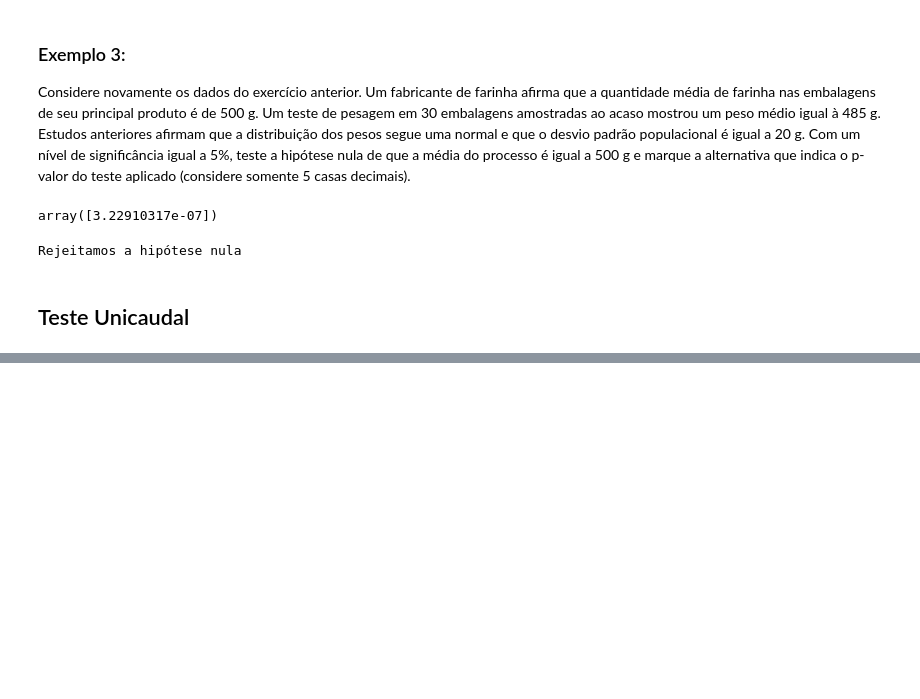
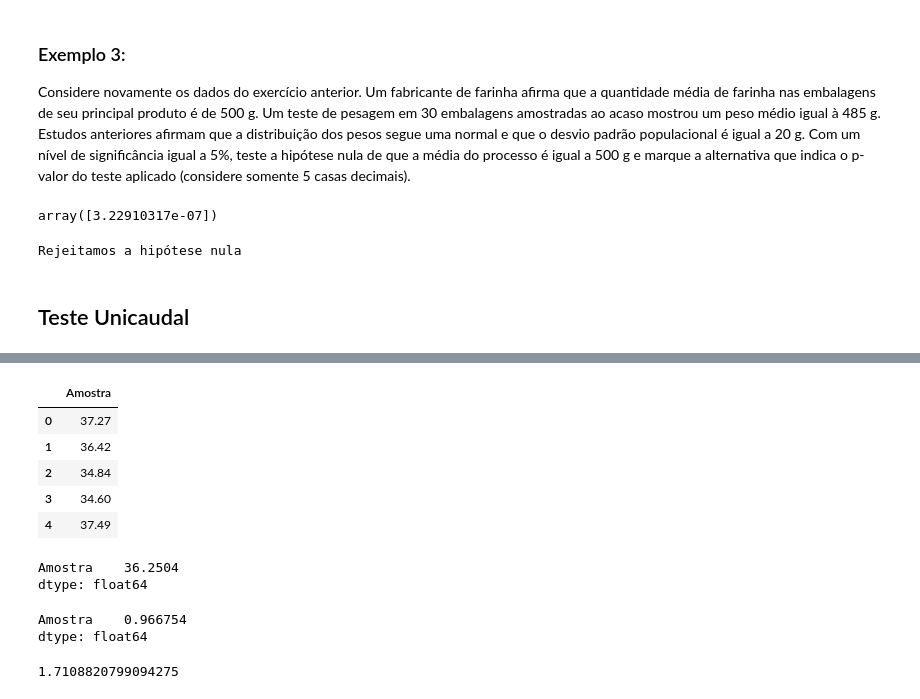
Before and after one commit to eduardamota/math-statistics-algebra, a Jupyter notebook: teste-hipoteses/teste-hipotese.ipynb, the cells around one changed output, grey strips where cells are left out. Cells and saved outputs as stored; diff of their text form; code cells hidden in the pictures; blank space fills up the shorter version.

```diff
--- a/teste-hipoteses/teste-hipotese.ipynb
+++ b/teste-hipoteses/teste-hipotese.ipynb
@@ -326,0 +327,28 @@ As células da tabela acima são valores de $t$ para uma área ou probabilidade
+# %%
+amostra = [37.27, 36.42, 34.84, 34.60, 37.49,
+           36.53, 35.49, 36.90, 34.52, 37.30,
+           34.99, 36.55, 36.29, 36.06, 37.42,
+           34.47, 36.70, 35.86, 36.80, 36.92,
+           37.04, 36.39, 37.32, 36.64, 35.45]
+# %%
+amostra = pd.DataFrame(amostra, columns=['Amostra'])
+amostra.head()
+# %% [output]
+|  | Amostra |
+| 0 | 37.27 |
+| 1 | 36.42 |
+| 2 | 34.84 |
+| 3 | 34.60 |
+| 4 | 37.49 |
+# %%
+media_amostra = amostra.mean()
+media_amostra
+# %% [output]
+Amostra    36.2504
+dtype: float64
+# %%
+dp = amostra.std()
+dp
+# %% [output]
+Amostra    0.966754
+dtype: float64
@@ -326,0 +361,5 @@ As células da tabela acima são valores de $t$ para uma área ou probabilidade
+# %%
+t_alpha = t_student.ppf(confianca,graus_de_liberdade)
+t_alpha
+# %% [output]
+1.7108820799094275
```
Also changed, not shown: parts of 44 cells of this notebook.
